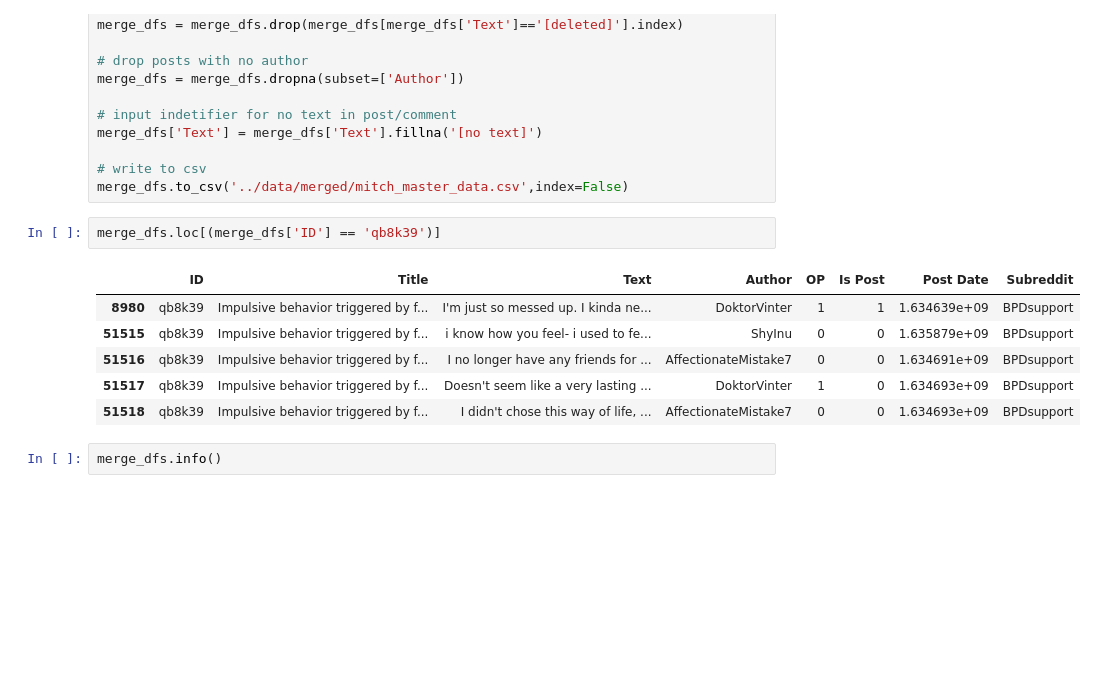
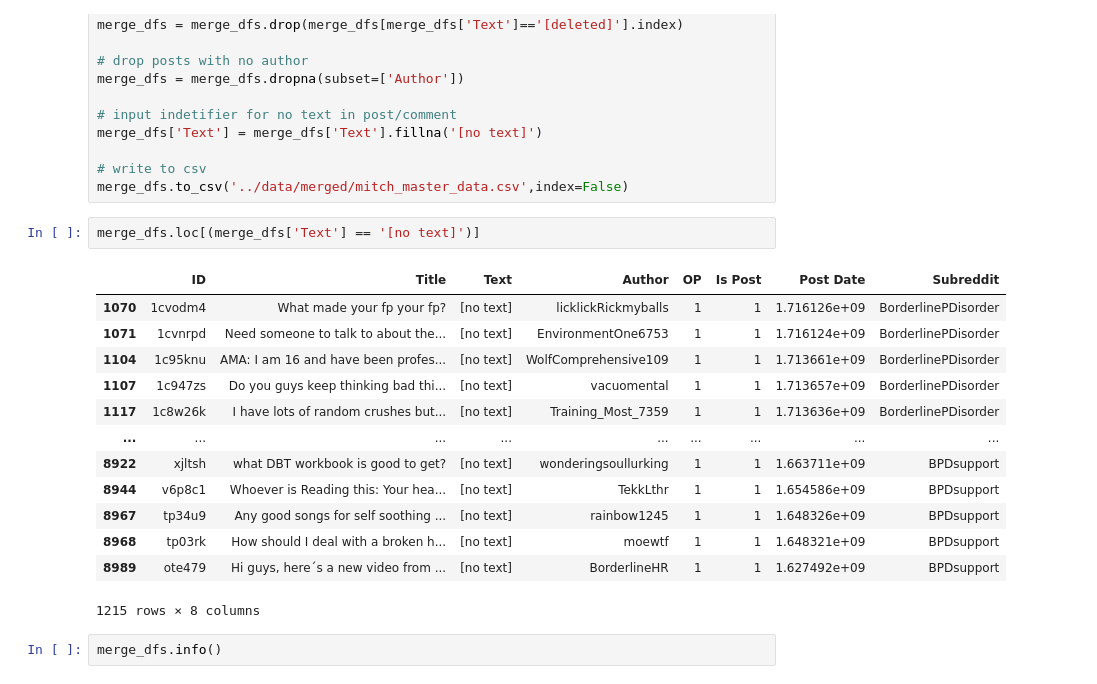
Before and after one commit to mitch-hamidi/may-2024-mental-health-nlp, a Jupyter notebook: mitch_work/test_files/data_merge_dev.ipynb, the cells around one changed output. Cells and saved outputs as stored; diff of their text form; blank space fills up the shorter version.

```diff
--- a/mitch_work/test_files/data_merge_dev.ipynb
+++ b/mitch_work/test_files/data_merge_dev.ipynb
@@ -364,14 +364,21 @@ merge_dfs['Text'] = merge_dfs['Text'].fillna('[no text]')
 # write to csv
 merge_dfs.to_csv('../data/merged/mitch_master_data.csv',index=False)
 # %%
-merge_dfs.loc[(merge_dfs['ID'] == 'qb8k39')]
+merge_dfs.loc[(merge_dfs['Text'] == '[no text]')]
 # %% [output]
 |  | ID | Title | Text | Author | OP | Is Post | Post Date | Subreddit |
-| 8980 | qb8k39 | Impulsive behavior triggered by f... | I'm just so messed up. I kinda ne... | DoktorVinter | 1 | 1 | 1.634639e+09 | BPDsupport |
-| 51515 | qb8k39 | Impulsive behavior triggered by f... | i know how you feel- i used to fe... | ShyInu | 0 | 0 | 1.635879e+09 | BPDsupport |
-| 51516 | qb8k39 | Impulsive behavior triggered by f... | I no longer have any friends for ... | AffectionateMistake7 | 0 | 0 | 1.634691e+09 | BPDsupport |
-| 51517 | qb8k39 | Impulsive behavior triggered by f... | Doesn't seem like a very lasting ... | DoktorVinter | 1 | 0 | 1.634693e+09 | BPDsupport |
-| 51518 | qb8k39 | Impulsive behavior triggered by f... | I didn't chose this way of life, ... | AffectionateMistake7 | 0 | 0 | 1.634693e+09 | BPDsupport |
+| 1070 | 1cvodm4 | What made your fp your fp? | [no text] | licklickRickmyballs | 1 | 1 | 1.716126e+09 | BorderlinePDisorder |
+| 1071 | 1cvnrpd | Need someone to talk to about the... | [no text] | EnvironmentOne6753 | 1 | 1 | 1.716124e+09 | BorderlinePDisorder |
+| 1104 | 1c95knu | AMA: I am 16 and have been profes... | [no text] | WolfComprehensive109 | 1 | 1 | 1.713661e+09 | BorderlinePDisorder |
+| 1107 | 1c947zs | Do you guys keep thinking bad thi... | [no text] | vacuomental | 1 | 1 | 1.713657e+09 | BorderlinePDisorder |
+| 1117 | 1c8w26k | I have lots of random crushes but... | [no text] | Training_Most_7359 | 1 | 1 | 1.713636e+09 | BorderlinePDisorder |
+| ... | ... | ... | ... | ... | ... | ... | ... | ... |
+| 8922 | xjltsh | what DBT workbook is good to get? | [no text] | wonderingsoullurking | 1 | 1 | 1.663711e+09 | BPDsupport |
+| 8944 | v6p8c1 | Whoever is Reading this: Your hea... | [no text] | TekkLthr | 1 | 1 | 1.654586e+09 | BPDsupport |
+| 8967 | tp34u9 | Any good songs for self soothing ... | [no text] | rainbow1245 | 1 | 1 | 1.648326e+09 | BPDsupport |
+| 8968 | tp03rk | How should I deal with a broken h... | [no text] | moewtf | 1 | 1 | 1.648321e+09 | BPDsupport |
+| 8989 | ote479 | Hi guys, here´s a new video from ... | [no text] | BorderlineHR | 1 | 1 | 1.627492e+09 | BPDsupport |
+1215 rows × 8 columns
 # %%
 merge_dfs.info()
 # %% [output]
```
Also changed, not shown: 4 other files.
